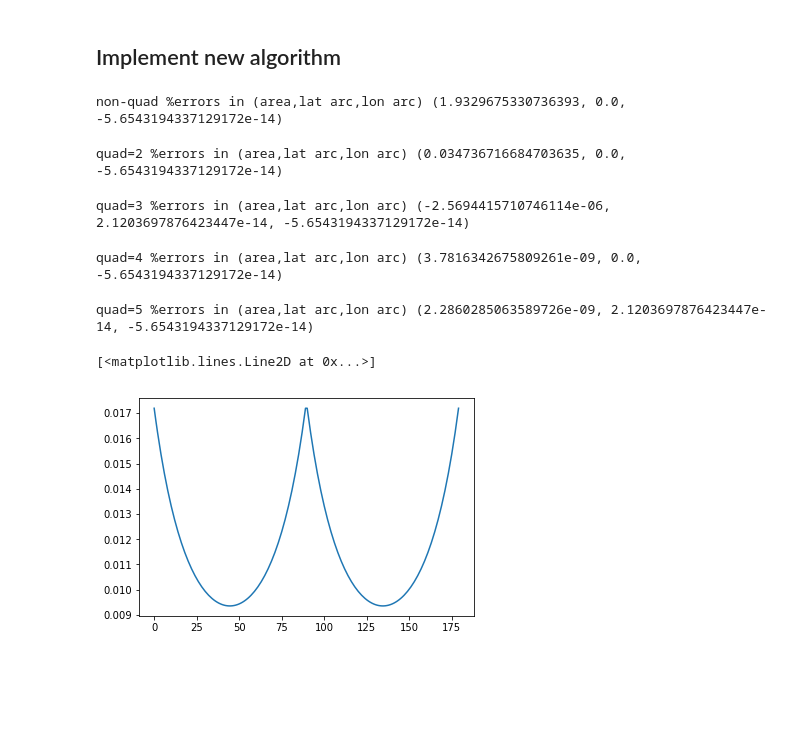
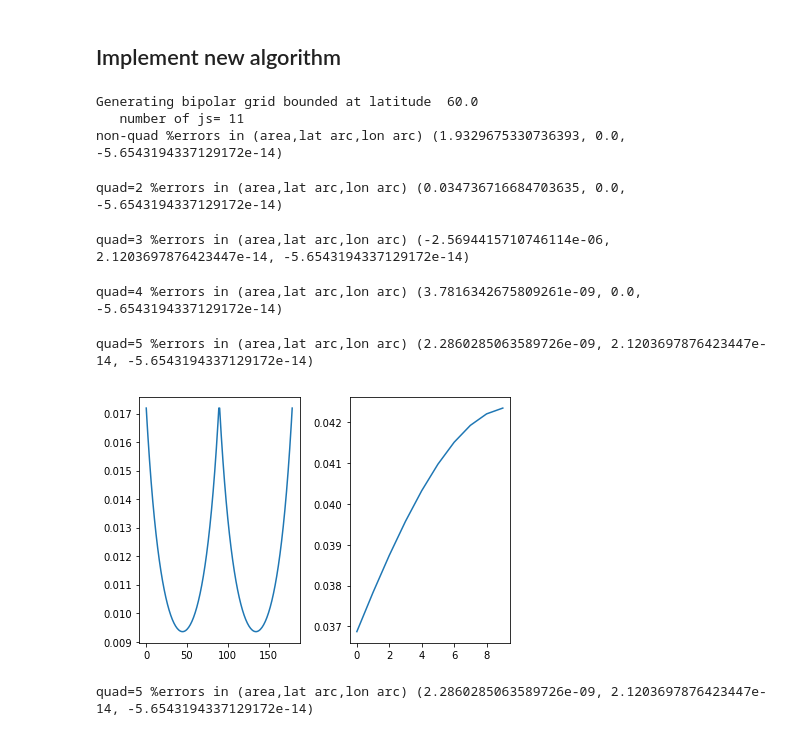
Before and after one commit to nikizadehgfdl/grid_generation, a Jupyter notebook: jupynotebooks/northern_bipole_cap_grid-new.ipynb, the cells around one changed output. Drawn from its saved outputs; the diff is of its cells as text; code cells hidden in the pictures; blank space fills up the shorter version.

```diff
--- a/jupynotebooks/northern_bipole_cap_grid-new.ipynb
+++ b/jupynotebooks/northern_bipole_cap_grid-new.ipynb
@@ -352,41 +380,46 @@ def dy_quad(n,Ni,Nj_ncap,lat0_bp,lon_bp,rp):
 # %%
 rp=np.tan(0.5*(90-lat0_bp)*PI_180)
-lams,phis,dx,dy = bipolar_cap_mesh(Ni,Nj_ncap,lat0_bp=lat0_bp,lon_bp=lon_bp,rp=rp)
+lams,phis,dx,dy = generate_bipolar_cap_mesh(Ni,Nj_ncap,lat0_bp,lon_bp)
 dxdy = dx[:-1,:]*dy[:,:-1]
 
 print("non-quad %errors in (area,lat arc,lon arc)", metrics_error(dx,  dy,  dxdy, lat1=lat0_bp,Re=1))
 # %% [output]
+Generating bipolar grid bounded at latitude  60.0
+   number of js= 11
 non-quad %errors in (area,lat arc,lon arc) (1.9329675330736393, 0.0, -5.6543194337129172e-14)
+# %%
+rp=np.tan(0.5*(90-lat0_bp)*PI_180)
+dx_q,dy_q,da_q = bipolar_cap_metrics_quad(2,phis.shape[1]-1,phis.shape[0]-1,lat0_bp,lon_bp,rp,Re=1)
+print("quad=2 %errors in (area,lat arc,lon arc)", metrics_error(dx_q, dy_q, da_q, lat1=lat0_bp,Re=1))
+# %% [output]
+quad=2 %errors in (area,lat arc,lon arc) (0.034736716684703635, 0.0, -5.6543194337129172e-14)
+# %%
+rp=np.tan(0.5*(90-lat0_bp)*PI_180)
+dx_q,dy_q,da_q = bipolar_cap_metrics_quad(3,phis.shape[1]-1,phis.shape[0]-1,lat0_bp,lon_bp,rp,Re=1)
+print("quad=3 %errors in (area,lat arc,lon arc)", metrics_error(dx_q, dy_q, da_q, lat1=lat0_bp,Re=1))
+# %% [output]
+quad=3 %errors in (area,lat arc,lon arc) (-2.5694415710746114e-06, 2.1203697876423447e-14, -5.6543194337129172e-14)
+# %%
+rp=np.tan(0.5*(90-lat0_bp)*PI_180)
+dx_q,dy_q,da_q = bipolar_cap_metrics_quad(4,phis.shape[1]-1,phis.shape[0]-1,lat0_bp,lon_bp,rp,Re=1)
+print("quad=4 %errors in (area,lat arc,lon arc)", metrics_error(dx_q, dy_q, da_q, lat1=lat0_bp,Re=1))
+# %% [output]
+quad=4 %errors in (area,lat arc,lon arc) (3.7816342675809261e-09, 0.0, -5.6543194337129172e-14)
+# %%
+rp=np.tan(0.5*(90-lat0_bp)*PI_180)
+dx_q,dy_q,da_q = bipolar_cap_metrics_quad(5,phis.shape[1]-1,phis.shape[0]-1,lat0_bp,lon_bp,rp,Re=1)
+print("quad=5 %errors in (area,lat arc,lon arc)", metrics_error(dx_q, dy_q, da_q, lat1=lat0_bp,Re=1))
+# %% [output]
+quad=5 %errors in (area,lat arc,lon arc) (2.2860285063589726e-09, 2.1203697876423447e-14, -5.6543194337129172e-14)
+# %%
+plt.subplot(1, 2, 1);plt.plot(dx_q[-1,:]);
+plt.subplot(1, 2, 2);plt.plot(dy_q[:,Ni//8]);
+plt.tight_layout(); plt.show();
+# %% [output]
+[figure, added]
 # %%
-dx_q = dx_quad(2,Ni,Nj_ncap,lat0_bp=lat0_bp,lon_bp=lon_bp,rp=rp)
-dy_q = dy_quad(2,Ni,Nj_ncap,lat0_bp=lat0_bp,lon_bp=lon_bp,rp=rp)
-da_q = da_quad(2,Ni,Nj_ncap,lat0_bp=lat0_bp,lon_bp=lon_bp,rp=rp)
-print("quad=2 %errors in (area,lat arc,lon arc)", metrics_error(dx_q, dy_q, da_q, lat1=lat0_bp,Re=1))
+rp=np.tan(0.5*(90-lat0_bp)*PI_180)
+dx_q,dy_q,da_q = bipolar_cap_metrics_quad_fast(5,Ni,Nj_ncap,lat0_bp,lon_bp,rp,Re=1)
+print("quad=5 %errors in (area,lat arc,lon arc)", metrics_error(dx_q, dy_q, da_q, lat1=lat0_bp,Re=1))
 # %% [output]
-quad=2 %errors in (area,lat arc,lon arc) (0.034736716684703635, 0.0, -5.6543194337129172e-14)
+quad=5 %errors in (area,lat arc,lon arc) (2.2860285063589726e-09, 2.1203697876423447e-14, -5.6543194337129172e-14)
-# %%
-dx_q = dx_quad(3,Ni,Nj_ncap,lat0_bp=lat0_bp,lon_bp=lon_bp,rp=rp)
-dy_q = dy_quad(3,Ni,Nj_ncap,lat0_bp=lat0_bp,lon_bp=lon_bp,rp=rp)
-da_q = da_quad(3,Ni,Nj_ncap,lat0_bp=lat0_bp,lon_bp=lon_bp,rp=rp)
-print("quad=3 %errors in (area,lat arc,lon arc)", metrics_error(dx_q, dy_q, da_q, lat1=lat0_bp,Re=1))
-# %% [output]
-quad=3 %errors in (area,lat arc,lon arc) (-2.5694415710746114e-06, 2.1203697876423447e-14, -5.6543194337129172e-14)
-# %%
-dx_q = dx_quad(4,Ni,Nj_ncap,lat0_bp=lat0_bp,lon_bp=lon_bp,rp=rp)
-dy_q = dy_quad(4,Ni,Nj_ncap,lat0_bp=lat0_bp,lon_bp=lon_bp,rp=rp)
-da_q = da_quad(4,Ni,Nj_ncap,lat0_bp=lat0_bp,lon_bp=lon_bp,rp=rp)
-print("quad=4 %errors in (area,lat arc,lon arc)", metrics_error(dx_q, dy_q, da_q, lat1=lat0_bp,Re=1))
-# %% [output]
-quad=4 %errors in (area,lat arc,lon arc) (3.7816342675809261e-09, 0.0, -5.6543194337129172e-14)
-# %%
-dx_q = dx_quad(5,Ni,Nj_ncap,lat0_bp=lat0_bp,lon_bp=lon_bp,rp=rp)
-dy_q = dy_quad(5,Ni,Nj_ncap,lat0_bp=lat0_bp,lon_bp=lon_bp,rp=rp)
-da_q = da_quad(5,Ni,Nj_ncap,lat0_bp=lat0_bp,lon_bp=lon_bp,rp=rp)
-print("quad=5 %errors in (area,lat arc,lon arc)", metrics_error(dx_q, dy_q, da_q, lat1=lat0_bp,Re=1))
-# %% [output]
-quad=5 %errors in (area,lat arc,lon arc) (2.2860285063589726e-09, 2.1203697876423447e-14, -5.6543194337129172e-14)
-# %%
-plt.plot(dx_q[-1,:])
-# %% [output]
-[<matplotlib.lines.Line2D at 0x...>]
-[figure, removed]
```
Also changed, not shown: parts of 6 cells of this notebook, 1 other file.
